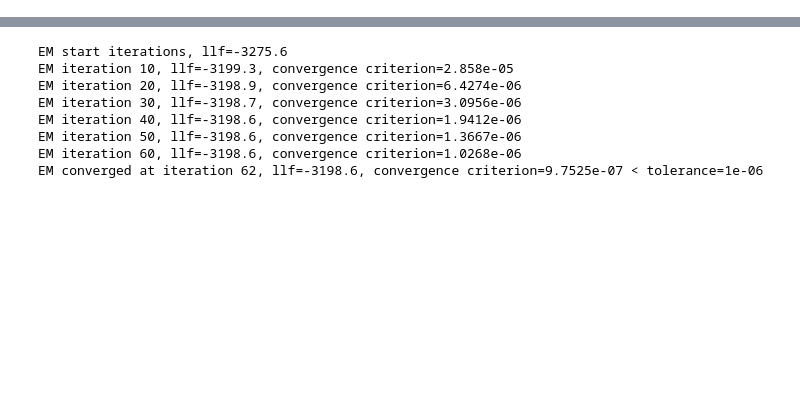
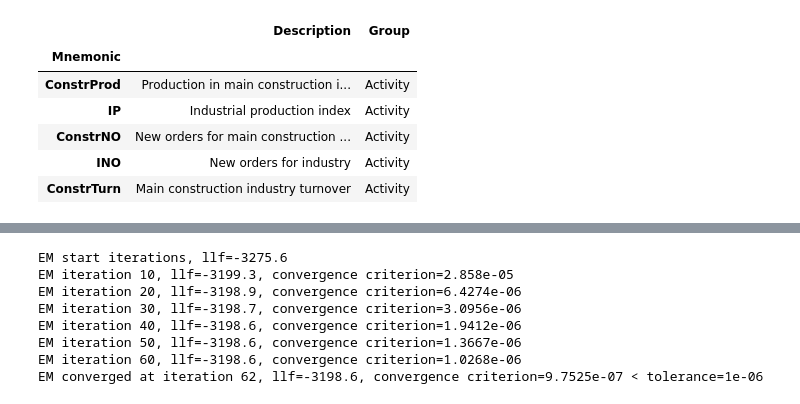
Before and after one commit to MashenkaOkuneva/nowcasting_with_text, a Jupyter notebook: dfm/Nowcasting function.ipynb, the cells around one changed output, grey strips where cells are left out. Cells and saved outputs as stored; diff of their text form; code cells hidden in the pictures; blank space fills up the shorter version.

```diff
--- a/dfm/Nowcasting function.ipynb
+++ b/dfm/Nowcasting function.ipynb
@@ -146,0 +195,10 @@ groups.loc['GDP'] = {'Description': gdp_description, 'Group': 'Activity'}
+# %%
+groups.head()
+# %% [output]
+|  | Description | Group |
+| Mnemonic |  |  |
+| ConstrProd | Production in main construction i... | Activity |
+| IP | Industrial production index | Activity |
+| ConstrNO | New orders for main construction ... | Activity |
+| INO | New orders for industry | Activity |
+| ConstrTurn | Main construction industry turnover | Activity |
```
Also changed, not shown: parts of 30 cells of this notebook.
